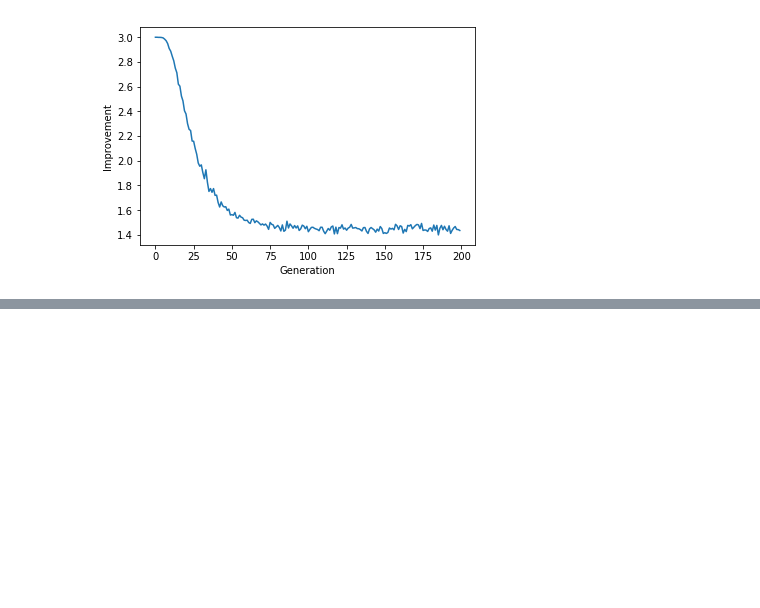
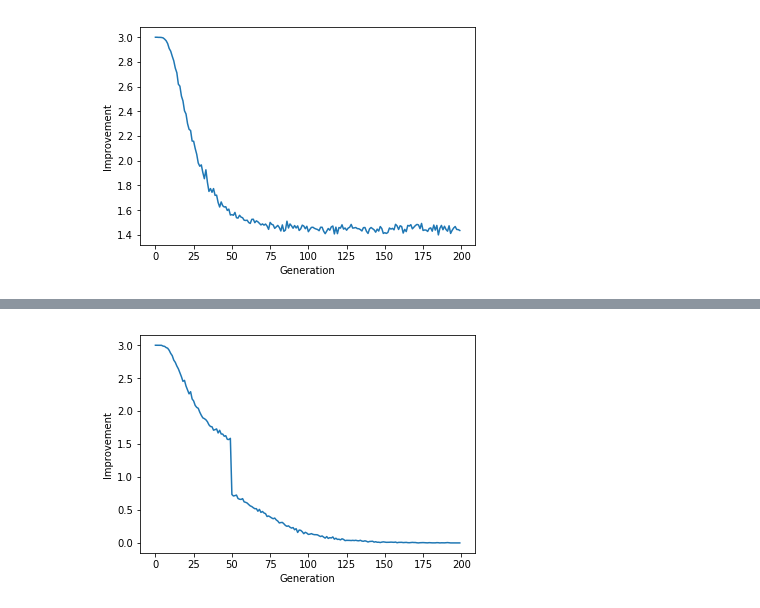
Before and after one commit to slchangtw/optimization, a Jupyter notebook: genetic_algorithm.ipynb, the cells around one changed output, grey strips where cells are left out. Cells and saved outputs as stored; diff of their text form; code cells hidden in the pictures; blank space fills up the shorter version.

```diff
--- a/genetic_algorithm.ipynb
+++ b/genetic_algorithm.ipynb
@@ -356,0 +401,8 @@ plt.show()
+# %%
+avg_imp = np.mean(imp_record, axis=0)
+plt.plot(avg_imp)
+plt.xlabel('Generation')
+plt.ylabel('Improvement')
+plt.show()
+# %% [output]
+[figure, added]
```
Also changed, not shown: parts of 6 cells of this notebook.
